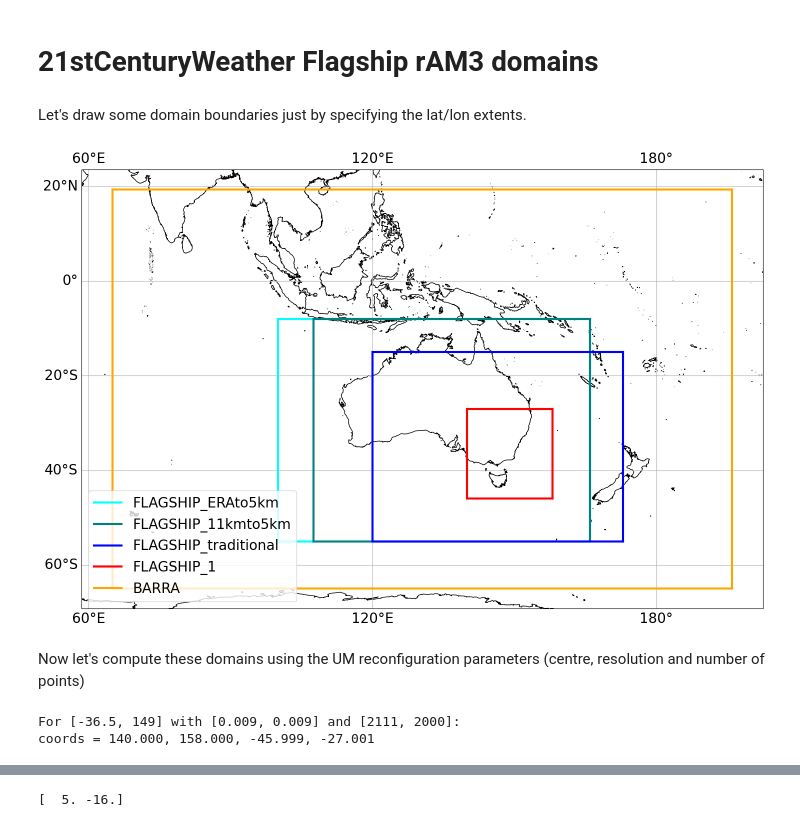
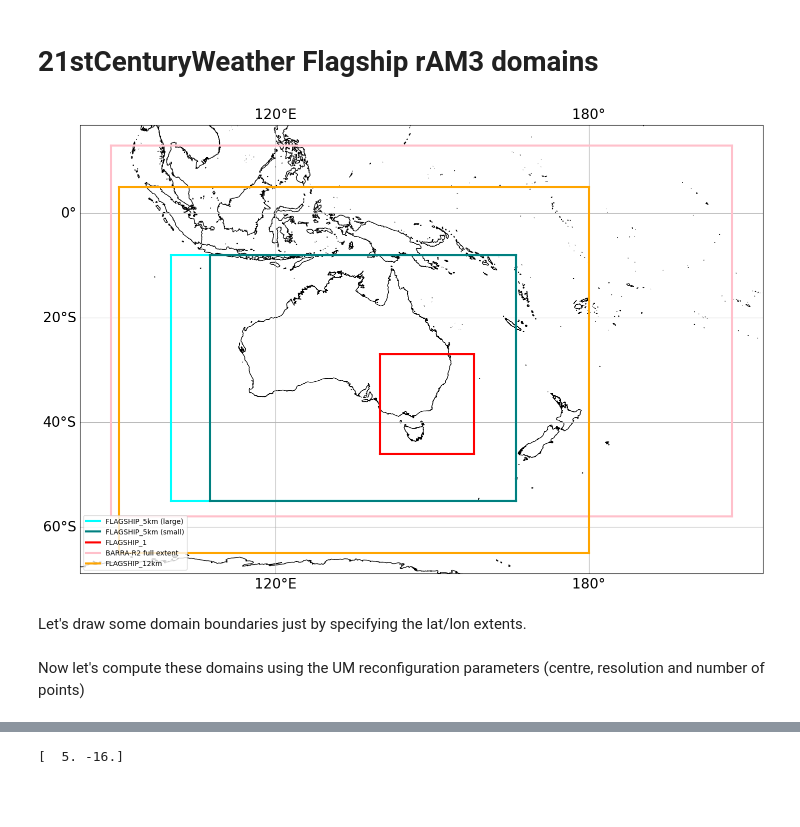
Before and after one commit to 21centuryweather/UM_configuration_tools, a Jupyter notebook: Flagship_domain.ipynb, the cells around one changed output, grey strips where cells are left out. Cells and saved outputs as stored; diff of their text form; code cells hidden in the pictures; blank space fills up the shorter version.

```diff
--- a/Flagship_domain.ipynb
+++ b/Flagship_domain.ipynb
@@ -64,24 +64,23 @@ def print_corners(centre,res,size):
     corners=[centre[1]-size_lon/2, centre[1]+size_lon/2, centre[0]-size_lat/2, centre[0]+size_lat/2]
 
     print (f'For {centre} with {res} and {size}: \ncoords = {corners[0]:.3f}, {corners[1]:.3f}, {corners[2]:.3f}, {corners[3]:.3f}')
-# %% [markdown]
-Let's draw some domain boundaries just by specifying the lat/lon extents.
 # %%
 plt.figure(figsize=(15,15))
 ax = plt.axes(projection=ccrs.PlateCarree(central_longitude=120))
 ax.gridlines(draw_labels=True)
 
-draw_box_corners(ax, 'FLAGSHIP_ERAto5km', corners=[100,166,-8,-55], color='aqua',linewidth=3)
-draw_box_corners(ax, 'FLAGSHIP_11kmto5km', corners=[107.5,166,-8,-55], color='teal',linewidth=3)
-draw_box_corners(ax, 'FLAGSHIP_traditional', corners=[120,173,-15,-55], color='blue',linewidth=3)
+draw_box_corners(ax, 'FLAGSHIP_5km (large)', corners=[100,166,-8,-55], color='aqua',linewidth=3)
+draw_box_corners(ax, 'FLAGSHIP_5km (small)', corners=[107.5,166,-8,-55], color='teal',linewidth=3)
 draw_box_corners(ax, 'FLAGSHIP_1', corners=[140,158,-27,-46], color='red',linewidth=3)
-#draw_box_corners(ax, 'BARRA-R2', corners=[82.27,208.6,14.19,-59.18], color='orange',linewidth=3)
-draw_box_corners(ax, 'BARRA', corners=[65.,196.,19.4,-65.], color='orange',linewidth=3)
+draw_box_corners(ax, 'BARRA-R2 full extent', corners=[88.48,207.39,12.98,-57.97], color='pink',linewidth=3)
+draw_box_corners(ax, 'FLAGSHIP_12km', corners=[90.,180.,5,-65.], color='orange',linewidth=3)
 
 ax.coastlines('10m')
 ax.legend(loc='lower left');
 plt.rcParams.update({'font.size':20})
 plt.tight_layout()
-plt.savefig('Flagship_5km_options_BARRA.png')
+plt.savefig('Flagship_5km_options.png')
 # %% [output]
-[figure, old version]
+[figure, new version]
+# %% [markdown]
+Let's draw some domain boundaries just by specifying the lat/lon extents.
@@ -88,13 +91,2 @@ plt.savefig('Flagship_5km_options_BARRA.png')
 # %% [markdown]
 Now let's compute these domains using the UM reconfiguration parameters (centre, resolution and number of points)
-# %%
-# Flagship 1-km domain. Target domain is [140,158,-27,-46]
-
-FLAGSHIP_1_CENTRE=[-36.5,149]
-FLAGSHIP_1_RES=[0.009,0.009]
-FLAGSHIP_1_SIZE=[2111,2000]
-
-print_corners(FLAGSHIP_1_CENTRE, FLAGSHIP_1_RES, FLAGSHIP_1_SIZE)
-# %% [output]
-For [-36.5, 149] with [0.009, 0.009] and [2111, 2000]:
-coords = 140.000, 158.000, -45.999, -27.001
```
Also changed, not shown: parts of 14 cells of this notebook.
